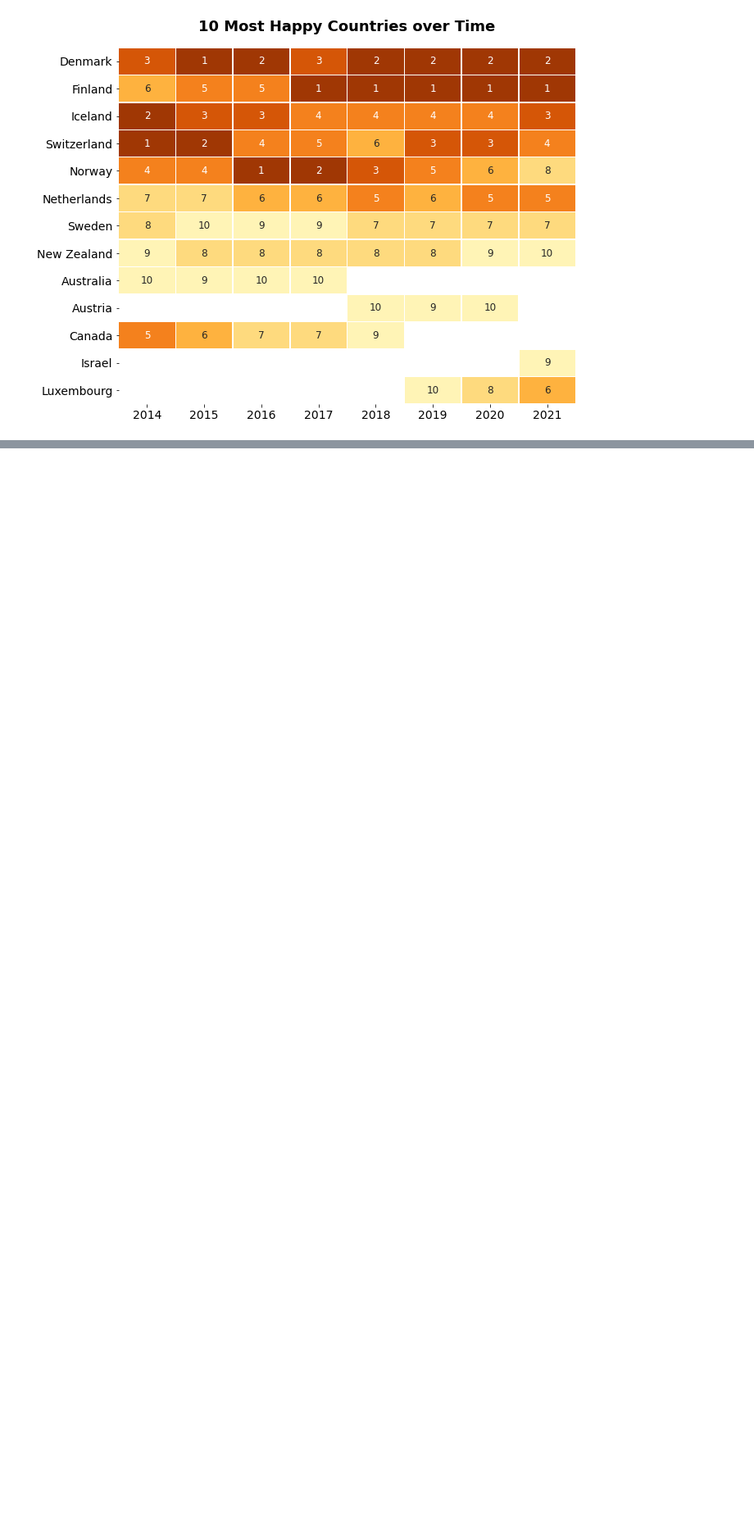
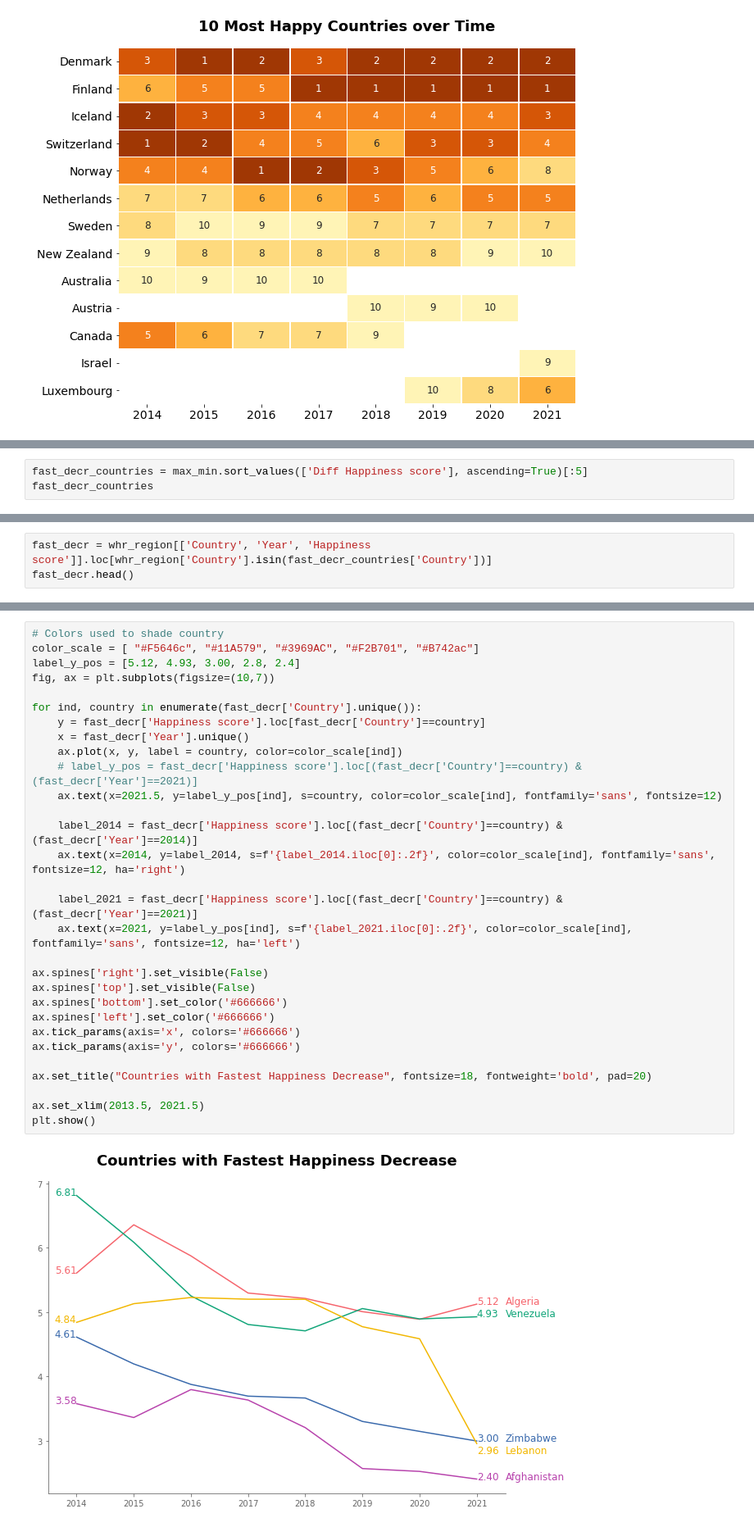
Before and after one commit to angkohtenko/World_Happiness_Report, a Jupyter notebook: Clean_data.ipynb, the cells around one changed output, grey strips where cells are left out. Shown: that part at 82% size. Saved outputs shown, nothing was run; the diff lists cells and outputs as text; blank space fills up the shorter version.

```diff
--- a/Clean_data.ipynb
+++ b/Clean_data.ipynb
@@ -1239,0 +1400,3 @@ plt.show()
+# %%
+fast_decr_countries = max_min.sort_values(['Diff Happiness score'], ascending=True)[:5]
+fast_decr_countries
@@ -1239,0 +1410,3 @@ plt.show()
+# %%
+fast_decr = whr_region[['Country', 'Year', 'Happiness score']].loc[whr_region['Country'].isin(fast_decr_countries['Country'])]
+fast_decr.head()
@@ -1239,0 +1420,32 @@ plt.show()
+# %%
+# Colors used to shade country
+color_scale = [ "#F5646c", "#11A579", "#3969AC", "#F2B701", "#B742ac"]
+label_y_pos = [5.12, 4.93, 3.00, 2.8, 2.4]
+fig, ax = plt.subplots(figsize=(10,7))
+
+for ind, country in enumerate(fast_decr['Country'].unique()):
+    y = fast_decr['Happiness score'].loc[fast_decr['Country']==country]
+    x = fast_decr['Year'].unique()
+    ax.plot(x, y, label = country, color=color_scale[ind])
+    # label_y_pos = fast_decr['Happiness score'].loc[(fast_decr['Country']==country) & (fast_decr['Year']==2021)]
+    ax.text(x=2021.5, y=label_y_pos[ind], s=country, color=color_scale[ind], fontfamily='sans', fontsize=12)
+
+    label_2014 = fast_decr['Happiness score'].loc[(fast_decr['Country']==country) & (fast_decr['Year']==2014)]
+    ax.text(x=2014, y=label_2014, s=f'{label_2014.iloc[0]:.2f}', color=color_scale[ind], fontfamily='sans', fontsize=12, ha='right')
+
+    label_2021 = fast_decr['Happiness score'].loc[(fast_decr['Country']==country) & (fast_decr['Year']==2021)]
+    ax.text(x=2021, y=label_y_pos[ind], s=f'{label_2021.iloc[0]:.2f}', color=color_scale[ind], fontfamily='sans', fontsize=12, ha='left')
+
+ax.spines['right'].set_visible(False)
+ax.spines['top'].set_visible(False)
+ax.spines['bottom'].set_color('#666666')
+ax.spines['left'].set_color('#666666')
+ax.tick_params(axis='x', colors='#666666')
+ax.tick_params(axis='y', colors='#666666')
+
+ax.set_title("Countries with Fastest Happiness Decrease", fontsize=18, fontweight='bold', pad=20)
+
+ax.set_xlim(2013.5, 2021.5)
+plt.show()
+# %% [output]
+[figure, added]
```
Also changed, not shown: parts of 18 cells of this notebook.
